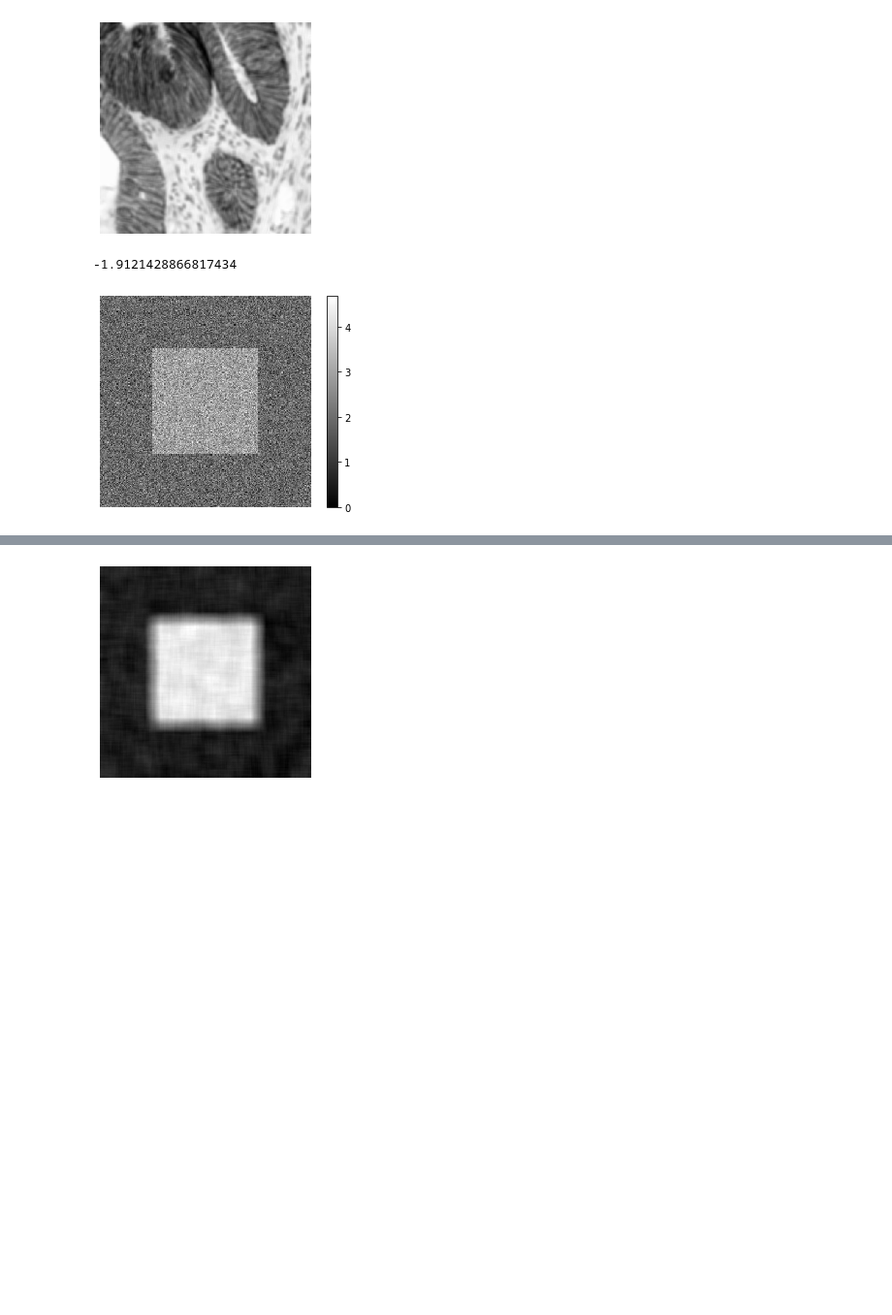
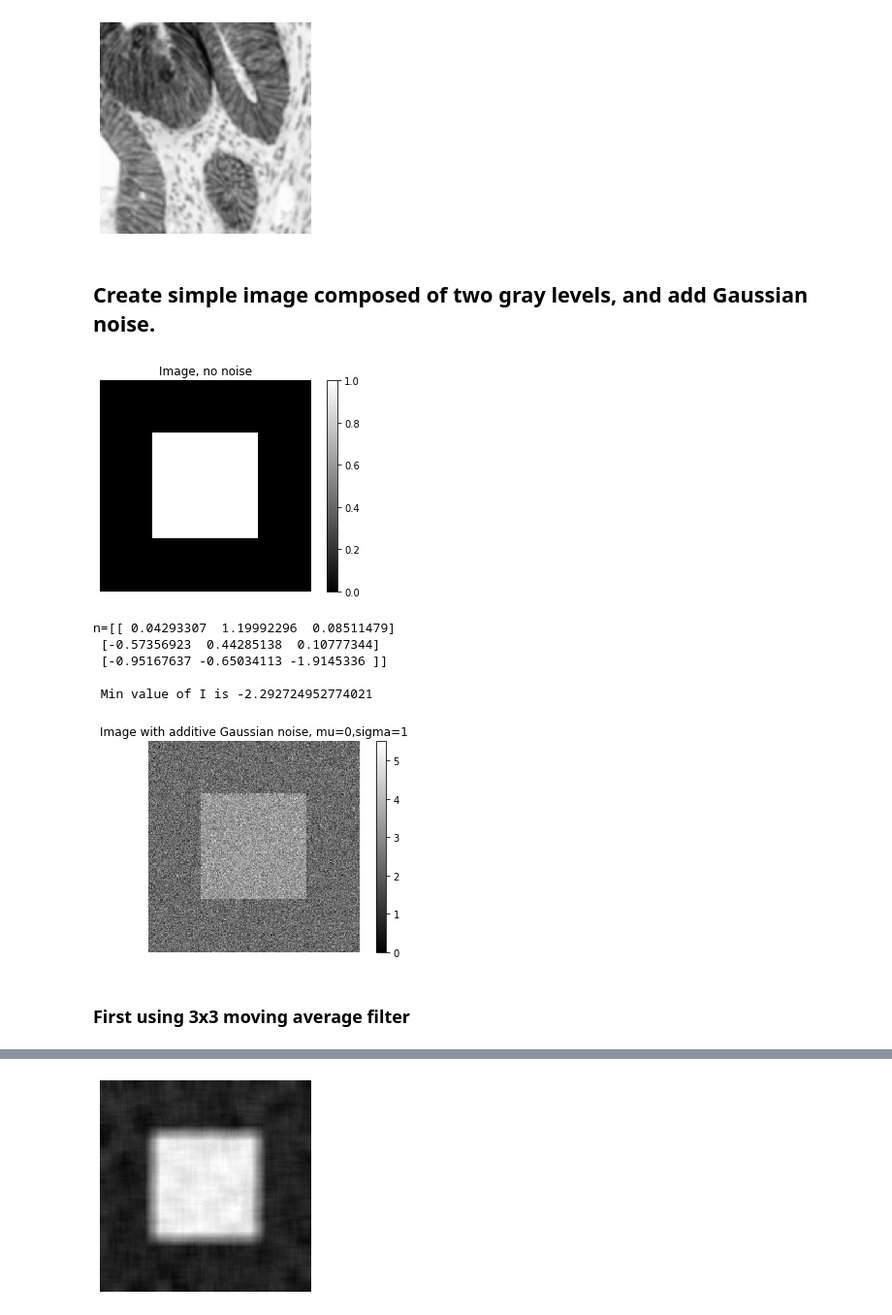
Before and after one commit to johnandsims/MedicalPhysics-ImageExperiments, a Jupyter notebook: 2_SpatialFiltering_py/2_SpatialFiltering.ipynb, the cells around one changed output, grey strips where cells are left out. Shown at 97% size. Cells and saved outputs as stored; diff of their text form; code cells hidden in the pictures; blank space fills up the shorter version.

```diff
--- a/2_SpatialFiltering_py/2_SpatialFiltering.ipynb
+++ b/2_SpatialFiltering_py/2_SpatialFiltering.ipynb
@@ -108,27 +108,50 @@ plt.axis('off')
 plt.show()
 # %% [output]
 [figure]
+# %% [markdown]
+## Create simple image composed of two gray levels, and add Gaussian noise.
 # %%
+import cv2
 # Create image with two gray levels, corrupted by Gaussian (normally distributed) noise.
 I = np.zeros([200,200],dtype='uint8')
 I[50:150,50:150]= 1
+
+plt.imshow(I,cmap='gray')
+plt.axis('off')
+plt.colorbar()
+plt.title('Image, no noise')
+plt.show()
+
+# Add Gaussian noise, mu=0, sigma=1.
 mu = 0
 sigma = 1
+#print example array of Gaussian noise
+n = np.random.normal(mu, sigma, [3,3])
+print(f'n={n}')
+
 n = np.random.normal(mu, sigma, [200,200])
 I = I + 0.5*n
 
-print(I.min())
+print(f'\n Min value of I is {I.min()}')
 
 # we don't want negative graylevels
 I = I - I.min()
 
 plt.imshow(I,cmap='gray')
 plt.axis('off')
 plt.colorbar()
+plt.title('Image with additive Gaussian noise, mu=0,sigma=1')
 plt.show()
 # %% [output]
+[figure, new version]
--1.9121428866817434
+n=[[ 0.04293307  1.19992296  0.08511479]
+ [-0.57356923  0.44285138  0.10777344]
+ [-0.95167637 -0.65034113 -1.9145336 ]]
+
+ Min value of I is -2.292724952774021
-[figure, old version]
+[figure, added]
+# %% [markdown]
+### First using 3x3 moving average filter
 # %%
 w = np.ones([3,3])/9
 blur = ndimage.correlate(I,w, mode='reflect')
```
Also changed, not shown: parts of 37 cells of this notebook, 1 other file.
